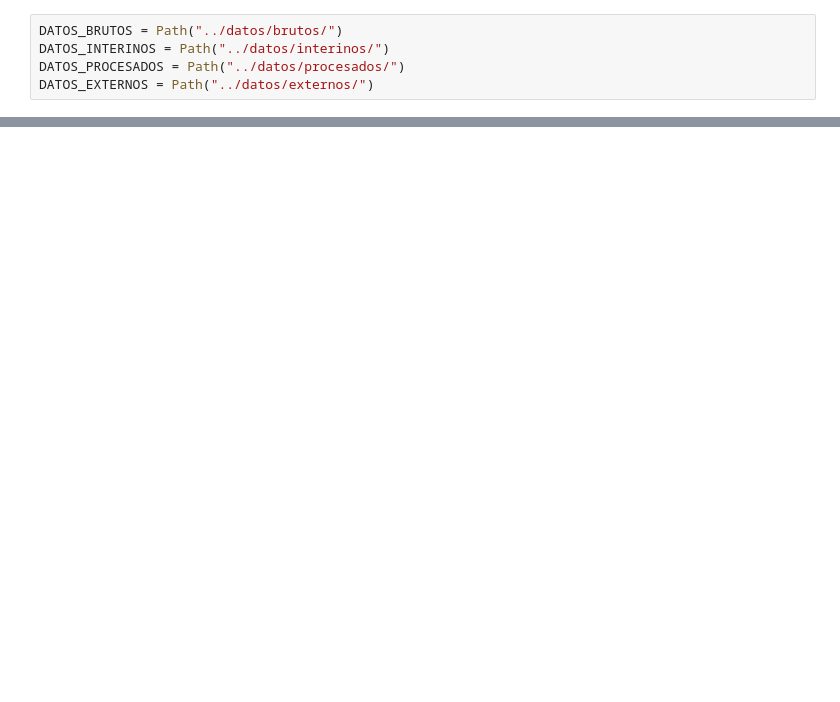
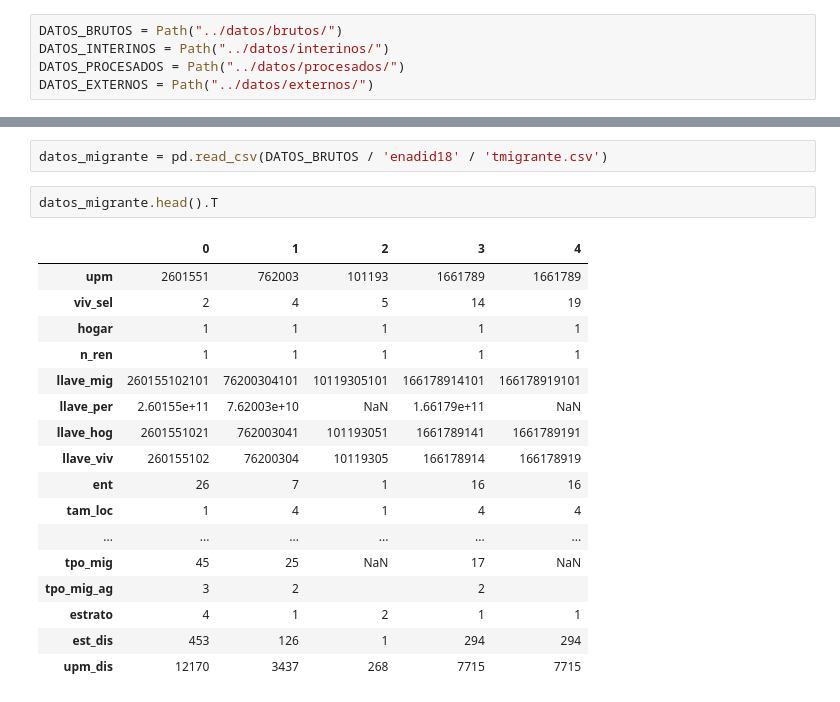
Before and after one commit to chekos/blog-nexos-migracion, a Jupyter notebook: notebooks/00_DataPrep.ipynb, the cells around one changed output, grey strips where cells are left out. Cells and saved outputs as stored; diff of their text form; blank space fills up the shorter version.

```diff
--- a/notebooks/00_DataPrep.ipynb
+++ b/notebooks/00_DataPrep.ipynb
@@ -39,0 +62,22 @@ data = pd.read_
+# %%
+datos_migrante = pd.read_csv(DATOS_BRUTOS / 'enadid18' / 'tmigrante.csv')
+# %%
+datos_migrante.head().T
+# %% [output]
+|  | 0 | 1 | 2 | 3 | 4 |
+| upm | 2601551 | 762003 | 101193 | 1661789 | 1661789 |
+| viv_sel | 2 | 4 | 5 | 14 | 19 |
+| hogar | 1 | 1 | 1 | 1 | 1 |
+| n_ren | 1 | 1 | 1 | 1 | 1 |
+| llave_mig | 260155102101 | 76200304101 | 10119305101 | 166178914101 | 166178919101 |
+| llave_per | 2.60155e+11 | 7.62003e+10 | NaN | 1.66179e+11 | NaN |
+| llave_hog | 2601551021 | 762003041 | 101193051 | 1661789141 | 1661789191 |
+| llave_viv | 260155102 | 76200304 | 10119305 | 166178914 | 166178919 |
+| ent | 26 | 7 | 1 | 16 | 16 |
+| tam_loc | 1 | 4 | 1 | 4 | 4 |
+| ... | ... | ... | ... | ... | ... |
+| tpo_mig | 45 | 25 | NaN | 17 | NaN |
+| tpo_mig_ag | 3 | 2 |  | 2 |  |
+| estrato | 4 | 1 | 2 | 1 | 1 |
+| est_dis | 453 | 126 | 1 | 294 | 294 |
+| upm_dis | 12170 | 3437 | 268 | 7715 | 7715 |
```
Also changed, not shown: parts of 19 cells of this notebook.
